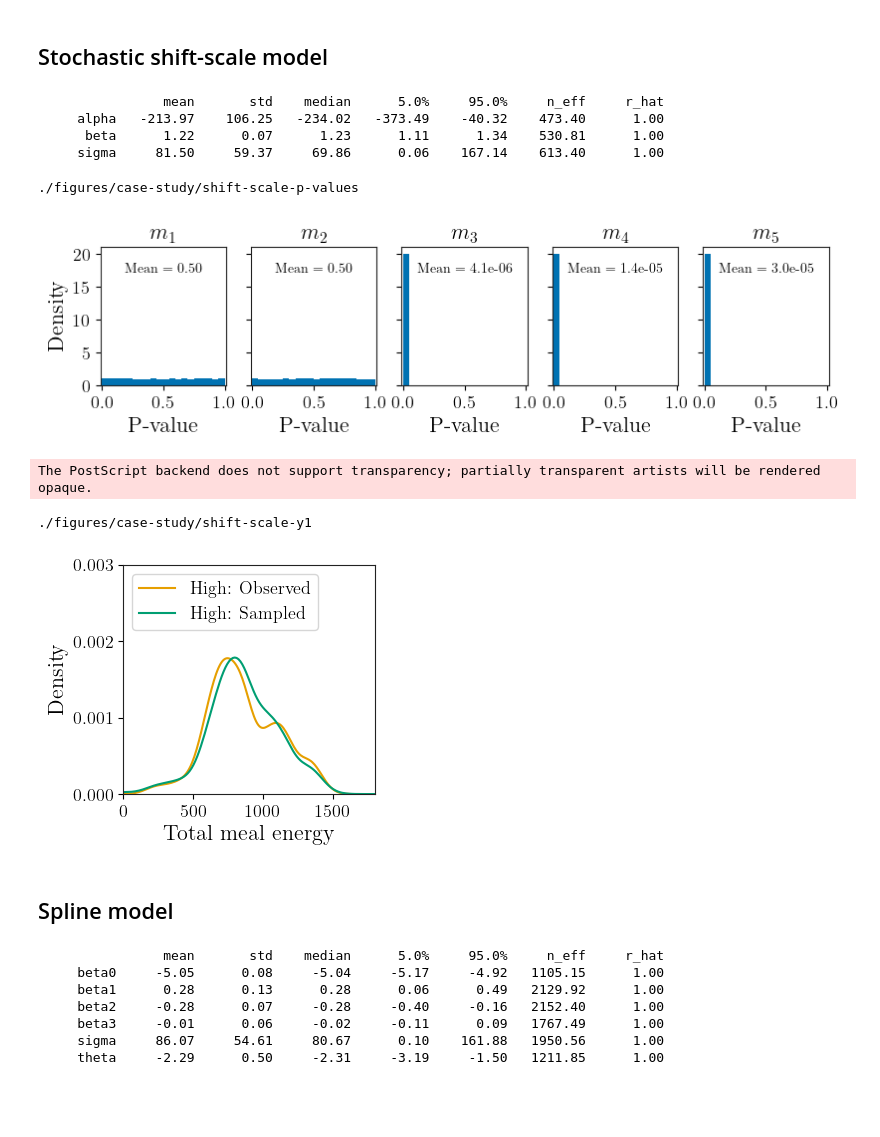
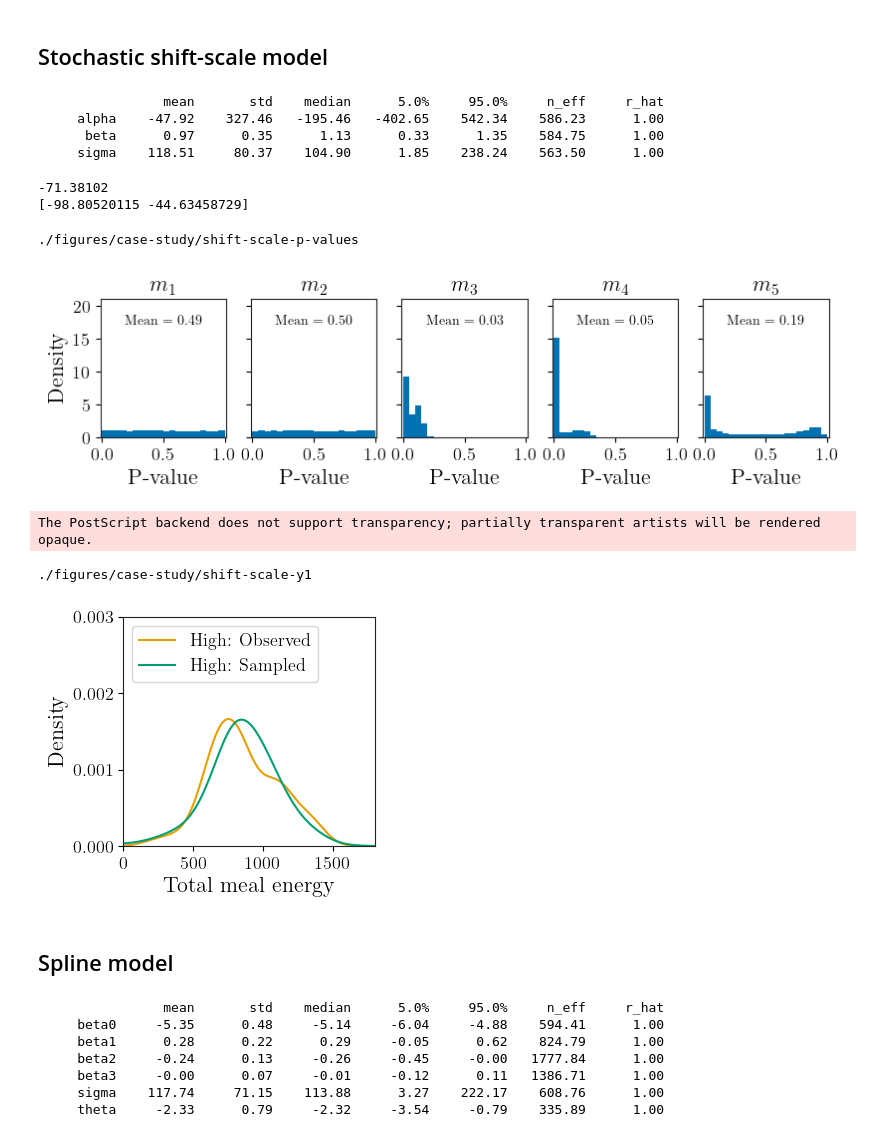
Before and after one commit to eastonhuch/bayesian-randomization-inference, a Jupyter notebook: case-study.ipynb, the cells around one changed output. Saved outputs shown, nothing was run; the diff lists cells and outputs as text; code cells hidden in the pictures; blank space fills up the shorter version.

```diff
--- a/case-study.ipynb
+++ b/case-study.ipynb
@@ -397,13 +397,14 @@ def random_shift_scale_model(num_a_samples=1000):
     # Prior
     alpha = numpyro.sample("alpha", dist.Normal(0., 1000.))
     beta = numpyro.sample("beta", dist.Gamma(1., 1.))
-    sigma = numpyro.sample("sigma", dist.HalfNormal(100.))
+    sigma = numpyro.sample("sigma", dist.Gamma(1., 0.01))
     with numpyro.plate("n_plate", n):
         with numpyro.plate("a_plate", num_a_samples):
             a_samples = numpyro.sample("a_samples", dist.Bernoulli(0.5))
-            epsilon = numpyro.sample("epsilon", dist.Normal())
+            epsilon = numpyro.sample("epsilon", dist.Normal(0., 1.))
     y1_imputed = jnp_a*jnp_y + (1.-jnp_a)*(alpha + beta*jnp_y + sigma*epsilon)
-    numpyro.deterministic("y1_imputed_single", y1_imputed[0] * a_samples[0])  # Need to process out zeroes later
+    numpyro.deterministic("y1_imputed", y1_imputed[0])
+    numpyro.deterministic("a_sample", a_samples[0])
     s_observed = five_moments[:2]
 
     # Samples
@@ -424,8 +425,9 @@ def random_shift_scale_model(num_a_samples=1000):
     numpyro.factor("s_density", parametric_log_estimate)
 
 def gibbs(rng_key, gibbs_sites, hmc_sites):
-    new_a_samples = dist.Bernoulli(0.5).sample(rng_key, gibbs_sites["a_samples"].shape)
-    new_epsilon = dist.Normal().sample(rng_key, gibbs_sites["epsilon"].shape)
+    key_a, key_eps = random.split(rng_key)  # Code fails if you do not split keys
+    new_a_samples = dist.Bernoulli(0.5).sample(key_a, gibbs_sites["a_samples"].shape)
+    new_epsilon = dist.Normal(0., 1.).sample(key_eps, gibbs_sites["epsilon"].shape)
     return {"a_samples": new_a_samples, "epsilon": new_epsilon}
 
 random_shift_scale_hmc_kernel = NUTS(random_shift_scale_model, dense_mass=[("alpha", "beta", "sigma")], step_size=0.1, max_tree_depth=7)
@@ -435,9 +437,17 @@ random_shift_scale_mcmc.run(random.PRNGKey(0), num_a_samples=1000, extra_fields=
 random_shift_scale_mcmc.print_summary()
 # %% [output]
                 mean       std    median      5.0%     95.0%     n_eff     r_hat
-     alpha   -213.97    106.25   -234.02   -373.49    -40.32    473.40      1.00
-      beta      1.22      0.07      1.23      1.11      1.34    530.81      1.00
-     sigma     81.50     59.37     69.86      0.06    167.14    613.40      1.00
+     alpha    -47.92    327.46   -195.46   -402.65    542.34    586.23      1.00
+      beta      0.97      0.35      1.13      0.33      1.35    584.75      1.00
+     sigma    118.51     80.37    104.90      1.85    238.24    563.50      1.00
+# %%
+shift_scale_samples = random_shift_scale_mcmc.get_samples()
+avg_effect_samples = (shift_scale_samples["y1_imputed"][:, idx0] - y0.values).mean(axis=1)
+print(np.mean(avg_effect_samples))
+print(np.percentile(avg_effect_samples, [2.5, 97.5]))
+# %% [output]
+-71.38102
+[-98.80520115 -44.63458729]
 # %%
 def make_p_plots(ps, filename):
     fig, axs = plt.subplots(1, 5, figsize=(8, 2.1))
@@ -467,27 +477,26 @@ def make_p_plots(ps, filename):
 make_p_plots(random_shift_scale_mcmc.get_samples()["ps"], "case-study/shift-scale-p-values")
 # %% [output]
 ./figures/case-study/shift-scale-p-values
-[figure, old version]
+[figure, new version]
 # %%
-def plot_y1_imputations(y1_imputed_single_raw, filename, bw=1.):
-    y1_imputed_single = y1_imputed_single_raw[y1_imputed_single_raw != 0.]
+def plot_y1_imputations(y1_imputed_single, filename, bw=1.):
     fig, ax = get_fig_ax(figsize=figsize)
     sns.kdeplot(y1, ax=ax, bw_method=bw, color=colors[1], label="High: Observed")
-    sns.kdeplot(y1_imputed_single, ax=ax, bw_method=bw, color=colors[2], label="High: Sampled")
+    sns.kdeplot(y1_imputed_single.flatten(), ax=ax, bw_method=bw, color=colors[2], label="High: Sampled")
     ax.set_xlim(0, 1800)
     ax.set_ylim(0, 0.003)
     y_ticks = [0.000, 0.001, 0.002, 0.003]
     ax.set_yticks(y_ticks)
     ax.legend(loc="upper left")
     plt.subplots_adjust(left_adjust, bottom_adjust, right_adjust, top_adjust)
     save_my_fig(fig, filename)
     plt.show()
 
-plot_y1_imputations(random_shift_scale_mcmc.get_samples()["y1_imputed_single"], "case-study/shift-scale-y1", bw=0.3)
+plot_y1_imputations(random_shift_scale_mcmc.get_samples()["y1_imputed"][:, idx0], "case-study/shift-scale-y1", bw=0.4)
 # %% [output]
 The PostScript backend does not support transparency; partially transparent artists will be rendered opaque.
 ./figures/case-study/shift-scale-y1
-[figure, old version]
+[figure, new version]
 # %% [markdown]
 ## Spline model
 # %%
@@ -511,7 +520,7 @@ def increasing_model(y1_mat):
     with numpyro.plate("n_plate", n):
         with numpyro.plate("a_plate", num_a_samples):
             a_samples = numpyro.sample("a_samples", dist.Bernoulli(0.5))
-            epsilon = numpyro.sample("epsilon", dist.Normal())
+            epsilon = numpyro.sample("epsilon", dist.Normal(0., 1.))
 
     # Causal effects
     g = jnp.exp(
@@ -535,8 +544,8 @@ def increasing_model(y1_mat):
     props = (s_samples.T <= s_observed).mean(axis=0)
     ps = 2 * (0.5 - jnp.abs(props - 0.5))
     numpyro.deterministic("ps", ps)
-    numpyro.deterministic("y1_imputed_single", y1_imputed[0] * a_samples[0])
-    numpyro.deterministic("y1_imputed_y0", y1_imputed[0, idx0])
+    numpyro.deterministic("y1_imputed", y1_imputed[0])
+    numpyro.deterministic("a_sample", a_samples[0])
 
     # Likelihood
     d = s_observed - likelihood_mean
@@ -562,12 +571,12 @@ increasing_mcmc.run(random.PRNGKey(0), y1_mat=y1_mat, extra_fields=("~z.a_sample
 increasing_mcmc.print_summary()
 # %% [output]
                 mean       std    median      5.0%     95.0%     n_eff     r_hat
-     beta0     -5.05      0.08     -5.04     -5.17     -4.92   1105.15      1.00
-     beta1      0.28      0.13      0.28      0.06      0.49   2129.92      1.00
-     beta2     -0.28      0.07     -0.28     -0.40     -0.16   2152.40      1.00
-     beta3     -0.01      0.06     -0.02     -0.11      0.09   1767.49      1.00
-     sigma     86.07     54.61     80.67      0.10    161.88   1950.56      1.00
-     theta     -2.29      0.50     -2.31     -3.19     -1.50   1211.85      1.00
+     beta0     -5.35      0.48     -5.14     -6.04     -4.88    594.41      1.00
+     beta1      0.28      0.22      0.29     -0.05      0.62    824.79      1.00
+     beta2     -0.24      0.13     -0.26     -0.45     -0.00   1777.84      1.00
+     beta3     -0.00      0.07     -0.01     -0.12      0.11   1386.71      1.00
+     sigma    117.74     71.15    113.88      3.27    222.17    608.76      1.00
+     theta     -2.33      0.79     -2.32     -3.54     -0.79    335.89      1.00
 # %%
 make_p_plots(increasing_mcmc.get_samples()["ps"], "case-study/increasing-p-values")
 # %% [output]
```
Also changed, not shown: parts of 16 cells of this notebook.
